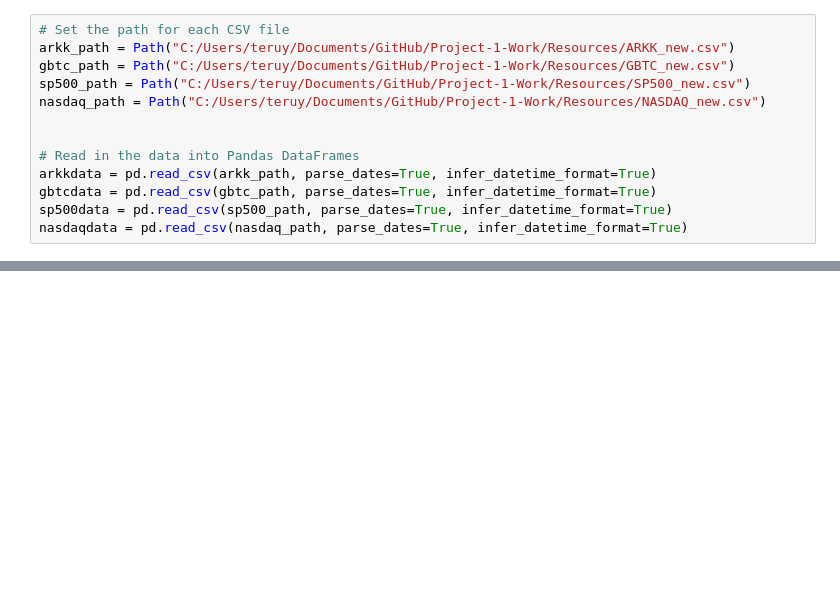
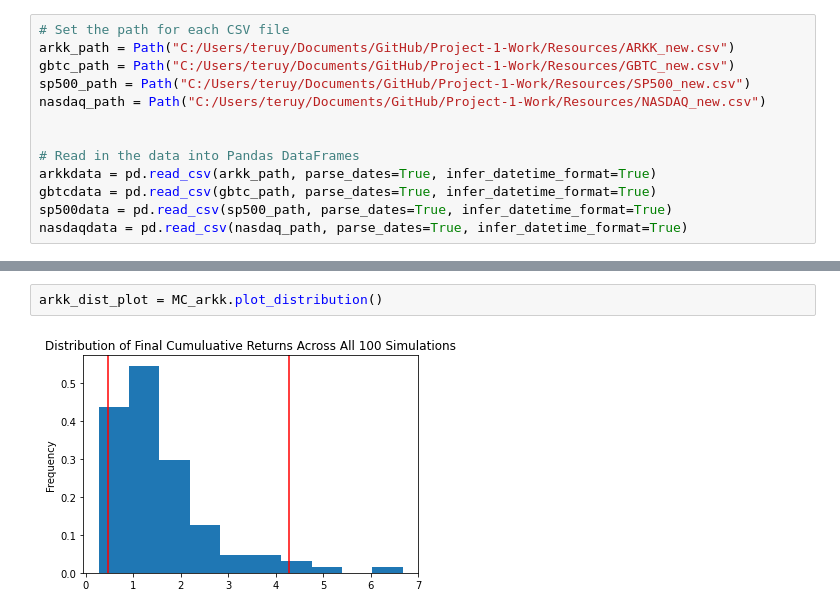
Before and after one commit to mrlegendre/Project-1-Work, a Jupyter notebook: Teron.ipynb, the cells around one changed output, grey strips where cells are left out. Cells and saved outputs as stored; diff of their text form; blank space fills up the shorter version.

```diff
--- a/Teron.ipynb
+++ b/Teron.ipynb
@@ -158,0 +214,4 @@ There is a 95% chance that an initial investment of $15,000 in the portfolio ove
+# %%
+arkk_dist_plot = MC_arkk.plot_distribution()
+# %% [output]
+[figure, added]
```
Also changed, not shown: parts of 24 cells of this notebook.
